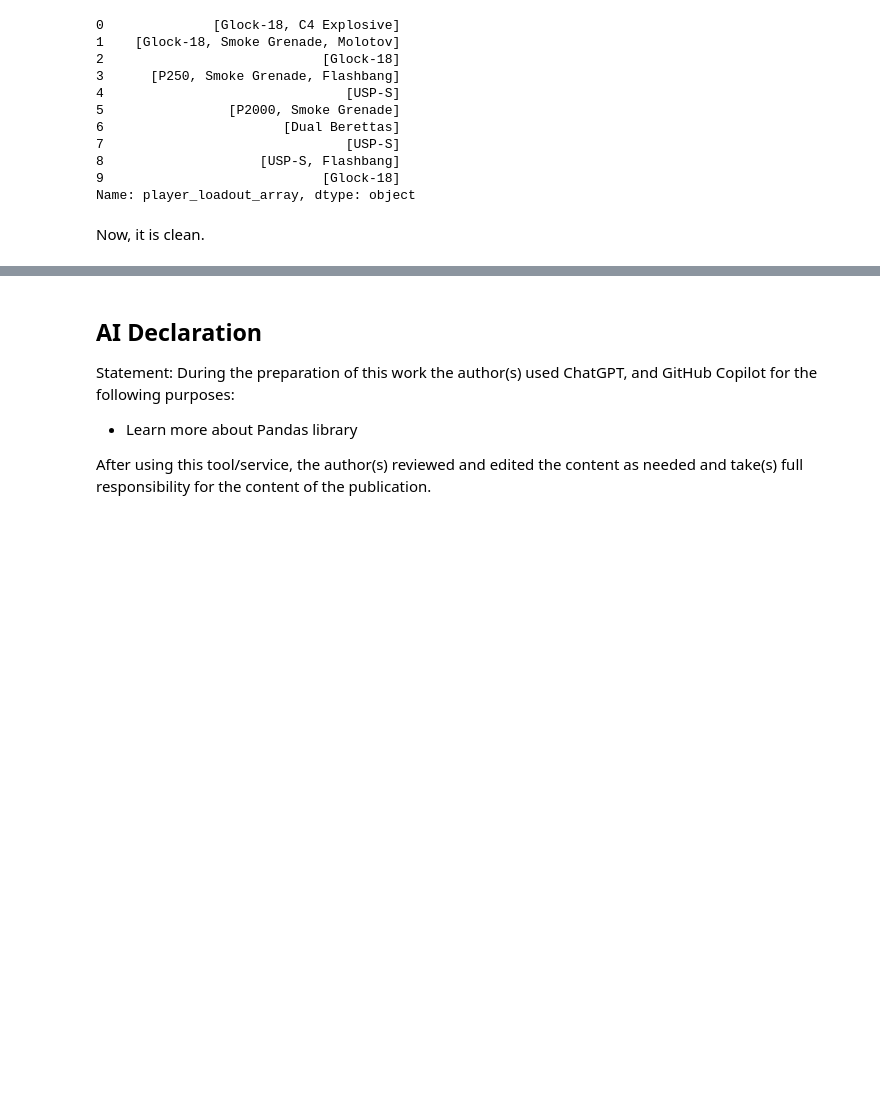
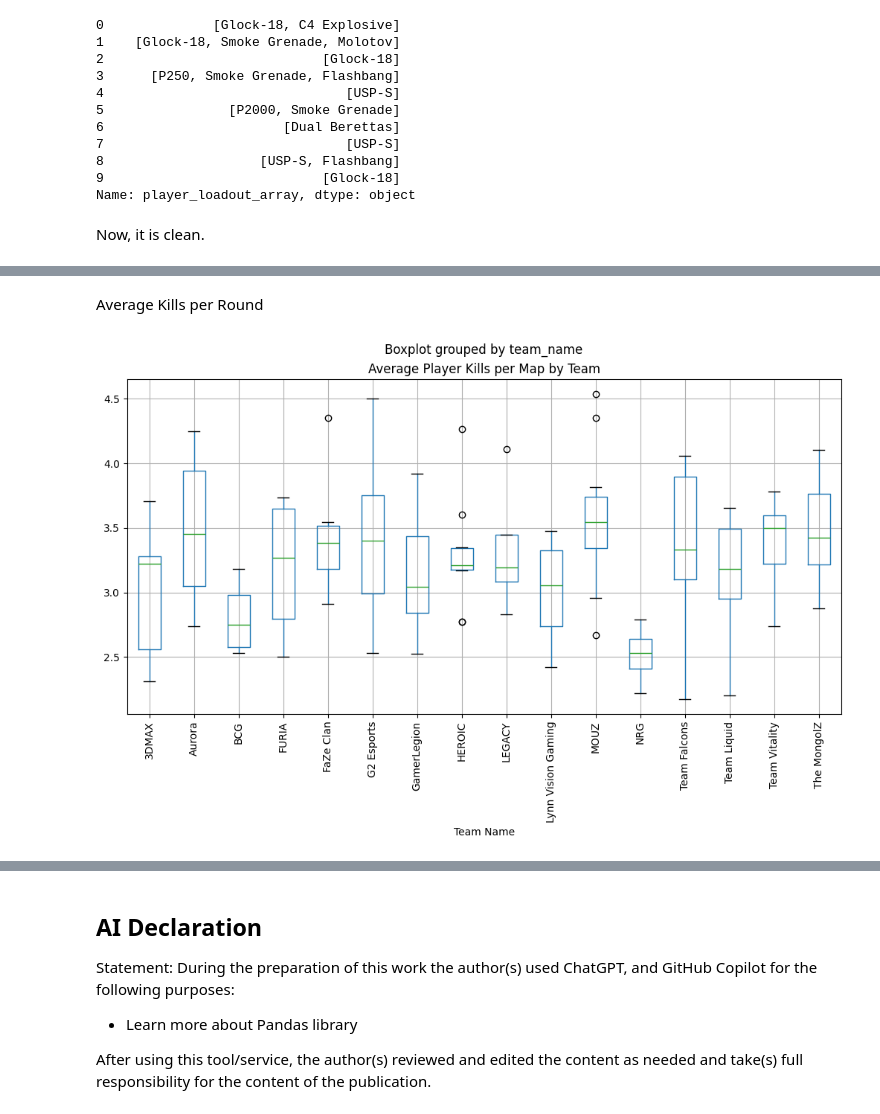
Before and after one commit to iwillreku3206/CSMODEL-MP, a Jupyter notebook: MP.ipynb, the cells around one changed output, grey strips where cells are left out. Cells and saved outputs as stored; diff of their text form; code cells hidden in the pictures; blank space fills up the shorter version.

```diff
--- a/MP.ipynb
+++ b/MP.ipynb
@@ -410,0 +532,17 @@ Now, it is clean.
+# %% [markdown]
+Average Kills per Round
+# %%
+kills_per_map_per_team_df = demos.groupby(['team_name', 'map_id'])['player_kills'].sum().to_frame().reset_index()
+
+
+ave_kills_per_map_per_team_df = pd.merge(kills_per_map_per_team_df, total_rounds_per_map_df, on=['team_name', 'map_id'])
+ave_kills_per_map_per_team_df['average_player_kills_per_map'] = ave_kills_per_map_per_team_df['player_kills'] / ave_kills_per_map_per_team_df['total_rounds']
+
+
+ave_kills_per_map_per_team_df.boxplot('average_player_kills_per_map', by='team_name', figsize=(12, 6))
+plt.pyplot.title('Average Player Kills per Map by Team')
+plt.pyplot.xticks(rotation=90)
+plt.pyplot.xlabel('Team Name')
+plt.pyplot.show()
+# %% [output]
+[figure, added]
```
Also changed, not shown: parts of 28 cells of this notebook, 1 other file.
